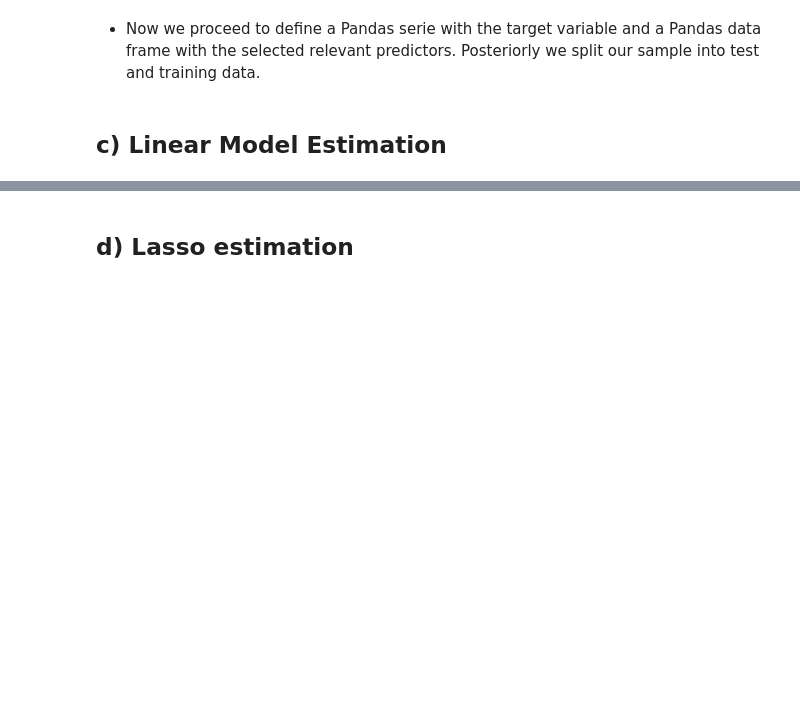
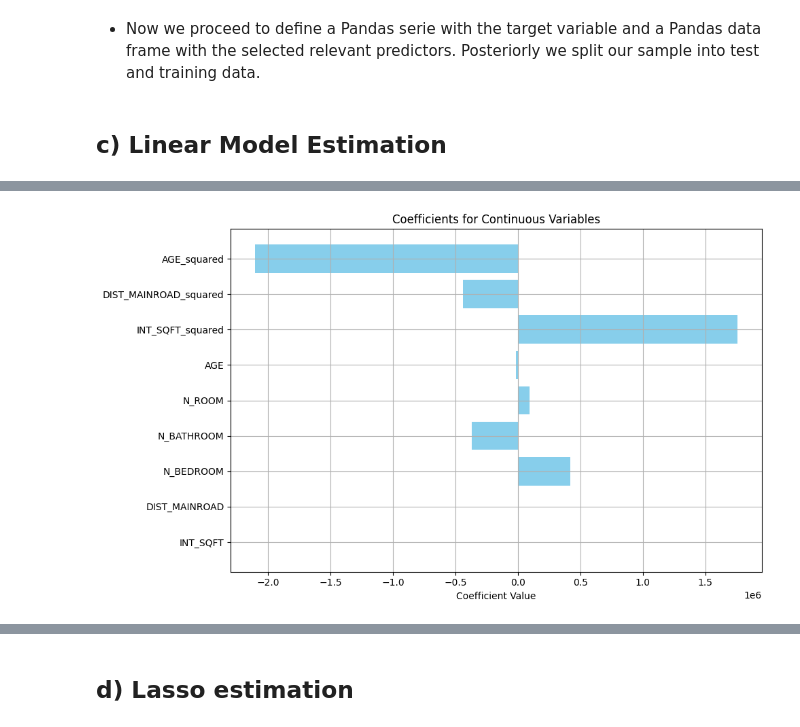
Before and after one commit to JoseEliasDuranRoa/Prediction-Models-for-Housing-Prices-in-Chennai, a Jupyter notebook: ProblemSet1_DuránRoa_JoséElías.ipynb, the cells around one changed output, grey strips where cells are left out. Drawn from its saved outputs; the diff is of its cells as text; code cells hidden in the pictures; blank space fills up the shorter version.

```diff
--- a/ProblemSet1_DuránRoa_JoséElías.ipynb
+++ b/ProblemSet1_DuránRoa_JoséElías.ipynb
@@ -426,0 +430,11 @@ Teniendo en cuenta la estandrización de los coeficientes de las variables conti
+# %%
+# Plot continuous variables
+plt.figure(figsize=(10, 6))
+plt.barh(continuous_vars, continuous_coefficients, color='skyblue')
+plt.xlabel('Coefficient Value')
+plt.title('Coefficients for Continuous Variables')
+plt.grid(True)
+plt.tight_layout()
+plt.show()
+# %% [output]
+[figure, added]
```
Also changed, not shown: parts of 19 cells of this notebook.
